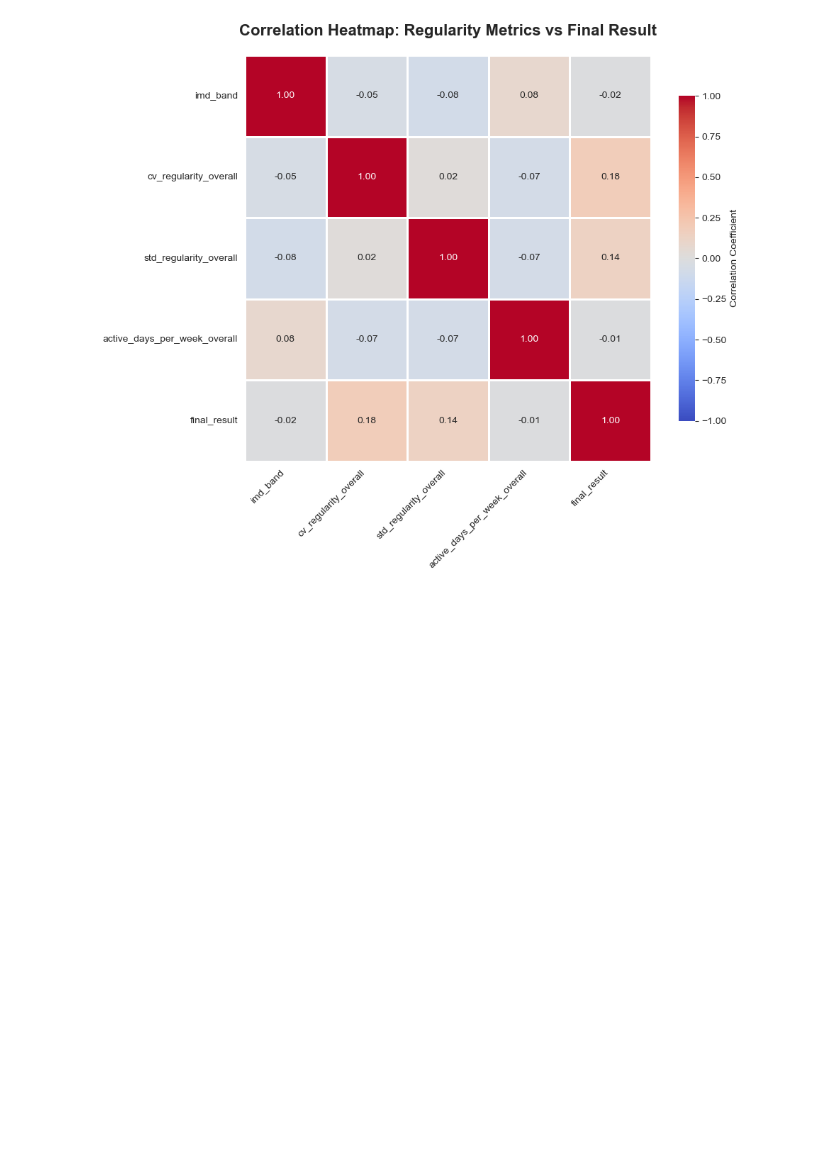
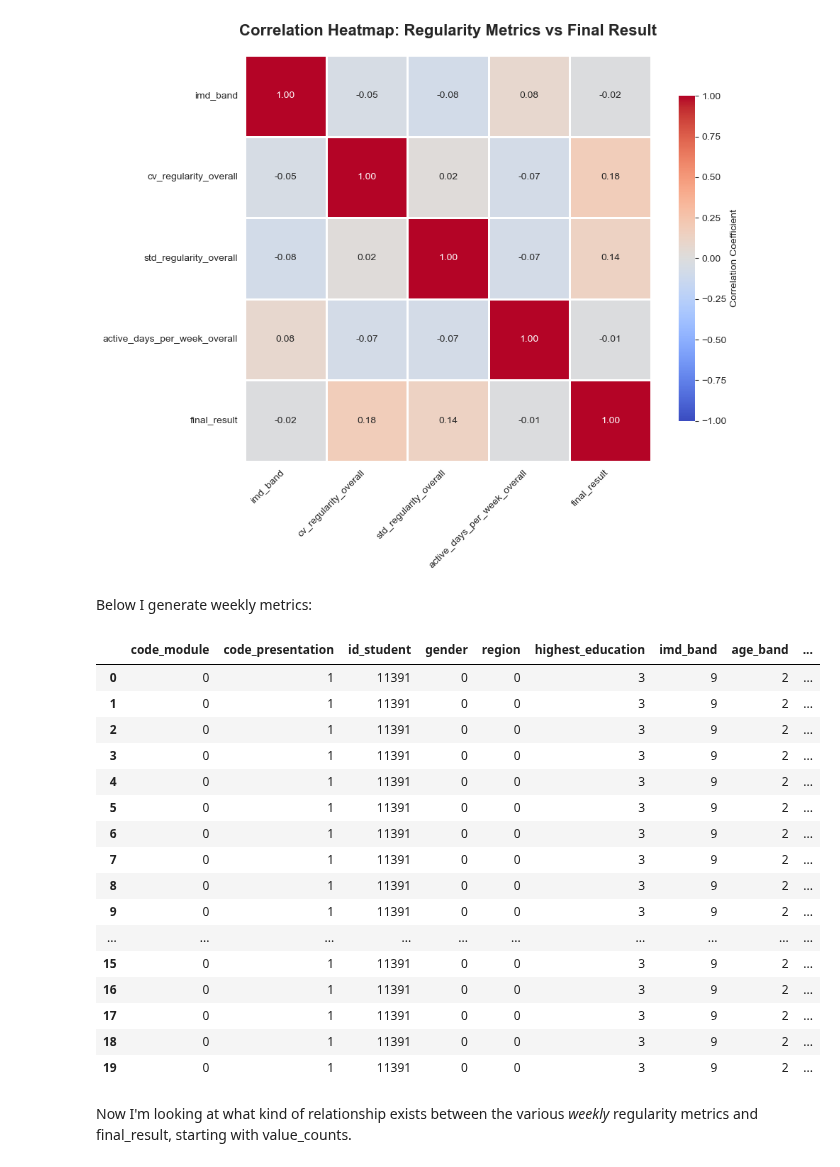
Before and after one commit to Erdos-Projects/fall-2025-risk-factors-in-online-courses, a Jupyter notebook: Sandbox_1.ipynb, the cells around one changed output. Drawn from its saved outputs; the diff is of its cells as text; code cells hidden in the pictures; blank space fills up the shorter version.

```diff
--- a/Sandbox_1.ipynb
+++ b/Sandbox_1.ipynb
@@ -162,7 +161,7 @@ df = weekly_consistency(df)
 # I may have calculated this wrong
 
 np.random.seed(42)
-df = pd.DataFrame({
+df_heatmap = pd.DataFrame({
     'imd_band': np.random.choice(range(0, 10), 100),
     'cv_regularity_overall': np.random.uniform(0, 2, 100),
     'std_regularity_overall': np.random.uniform(0, 10, 100),
@@ -175,7 +174,7 @@ variables = ['imd_band', 'cv_regularity_overall', 'std_regularity_overall',
              'active_days_per_week_overall', 'final_result']
 
 # Calculate correlation matrix
-correlation_matrix = df[variables].corr()
+correlation_matrix = df_heatmap[variables].corr()
 
 # Create heatmap
 plt.figure(figsize=(10, 8))
@@ -198,3 +197,5 @@ plt.tight_layout()
 plt.show()
 # %% [output]
 [figure]
+# %% [markdown]
+Below I generate weekly metrics:
@@ -200,0 +267,26 @@ plt.show()
+# %%
+# Higher values = more active days in that week (0-7)
+# Lower values = fewer active days in that week
+df = calculate_active_days_weekly(df)
+# %%
+df.head(20)
+# %% [output]
+|  | code_module | code_presentation | id_student | gender | region | highest_education | imd_band | age_band | ... |
+| 0 | 0 | 1 | 11391 | 0 | 0 | 3 | 9 | 2 | ... |
+| 1 | 0 | 1 | 11391 | 0 | 0 | 3 | 9 | 2 | ... |
+| 2 | 0 | 1 | 11391 | 0 | 0 | 3 | 9 | 2 | ... |
+| 3 | 0 | 1 | 11391 | 0 | 0 | 3 | 9 | 2 | ... |
+| 4 | 0 | 1 | 11391 | 0 | 0 | 3 | 9 | 2 | ... |
+| 5 | 0 | 1 | 11391 | 0 | 0 | 3 | 9 | 2 | ... |
+| 6 | 0 | 1 | 11391 | 0 | 0 | 3 | 9 | 2 | ... |
+| 7 | 0 | 1 | 11391 | 0 | 0 | 3 | 9 | 2 | ... |
+| 8 | 0 | 1 | 11391 | 0 | 0 | 3 | 9 | 2 | ... |
+| 9 | 0 | 1 | 11391 | 0 | 0 | 3 | 9 | 2 | ... |
+| ... | ... | ... | ... | ... | ... | ... | ... | ... | ... |
+| 15 | 0 | 1 | 11391 | 0 | 0 | 3 | 9 | 2 | ... |
+| 16 | 0 | 1 | 11391 | 0 | 0 | 3 | 9 | 2 | ... |
+| 17 | 0 | 1 | 11391 | 0 | 0 | 3 | 9 | 2 | ... |
+| 18 | 0 | 1 | 11391 | 0 | 0 | 3 | 9 | 2 | ... |
+| 19 | 0 | 1 | 11391 | 0 | 0 | 3 | 9 | 2 | ... |
+# %% [markdown]
+Now I'm looking at what kind of relationship exists between the various *weekly* regularity metrics and final_result, starting with value_counts.
```
Also changed, not shown: parts of 25 cells of this notebook.
